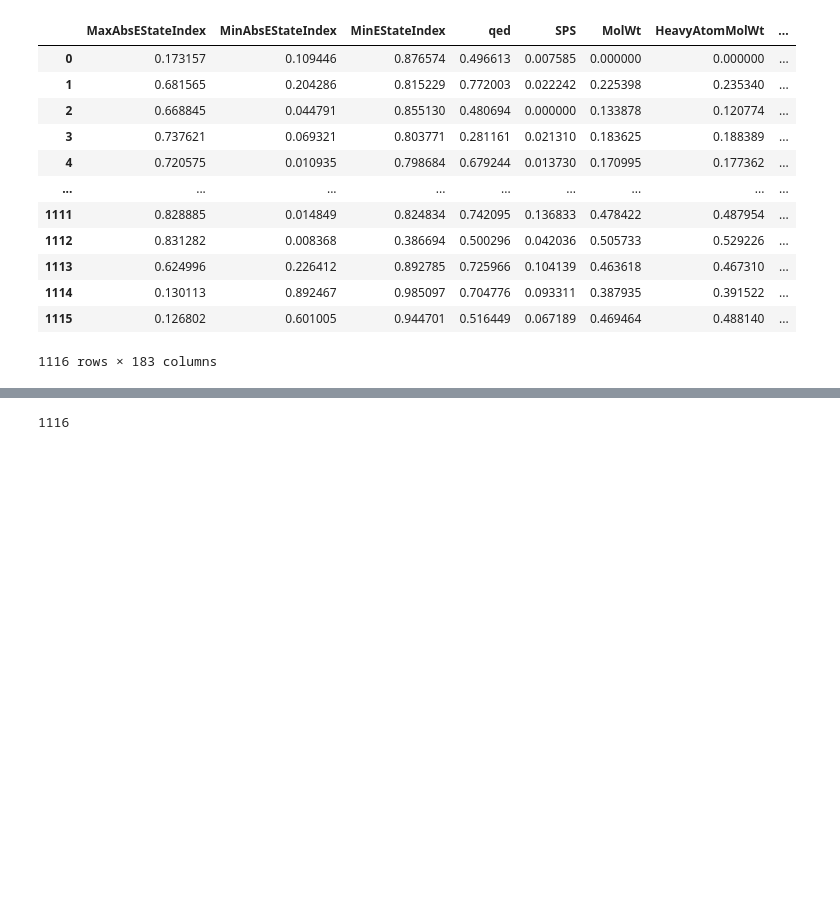
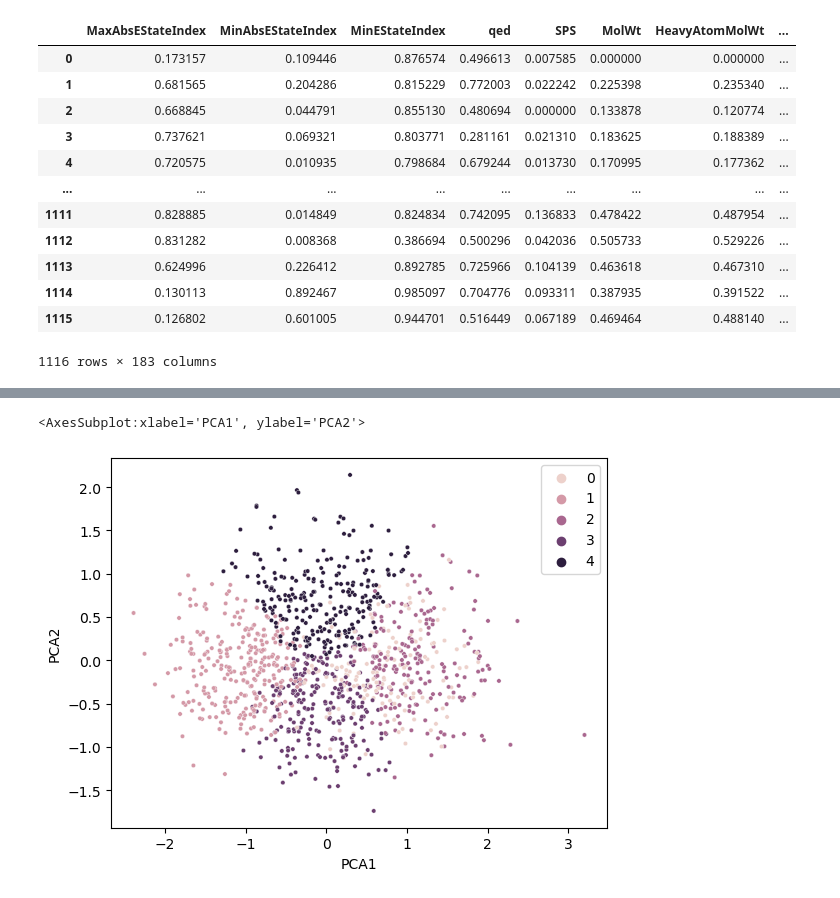
Before and after one commit to Tim0828/8CC00-groep-9, a Jupyter notebook: Clustering.ipynb, the cells around one changed output, grey strips where cells are left out. Saved outputs shown, nothing was run; the diff lists cells and outputs as text; code cells hidden in the pictures; blank space fills up the shorter version.

Commit message:
K means clustering added

```diff
--- a/Clustering.ipynb
+++ b/Clustering.ipynb
@@ -136,7 +136,15 @@ Text(0.5, 1.0, 'ERK2_inhibition')
 [figure]
 # %%
 
-Kmeans = KMeans(5).fit(df_pca)
-len(Kmeans.labels_)
+model = KMeans(n_clusters = 5)
+
+# Fitting the model
+model.fit(df_pca)
+
+# Predict the clusters
+cluster_predictions = model.predict(df_pca)
+
+sns.scatterplot(x=df_pca["PCA1"], y=df_pca["PCA2"],hue = cluster_predictions, s = 10)
 # %% [output]
-1116
+<AxesSubplot:xlabel='PCA1', ylabel='PCA2'>
+[figure, added]
```
Also changed, not shown: parts of 3 cells of this notebook.
